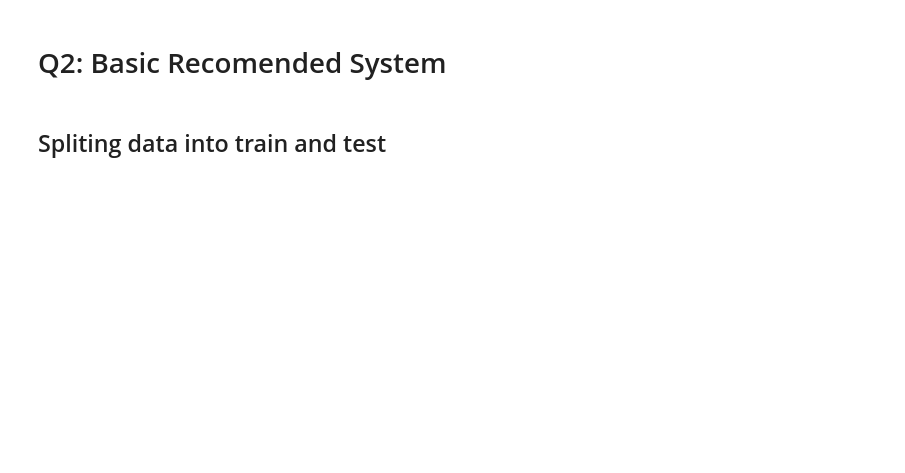
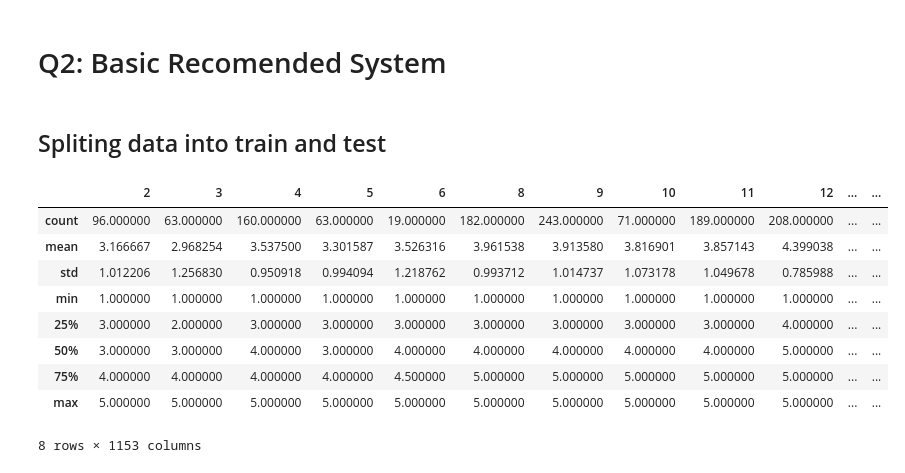
Before and after one commit to NikosKontou/6001-Project, a Jupyter notebook: project.ipynb, the cells around one changed output. Drawn from its saved outputs; the diff is of its cells as text; code cells hidden in the pictures; blank space fills up the shorter version.

```diff
--- a/project.ipynb
+++ b/project.ipynb
@@ -122,0 +126,14 @@ movieRatingsCount = removedOutliers.drop(columns="userId").notna().sum(axis= 0)
+# %%
+trainData.sum(axis=0)
+trainData.describe()
+# %% [output]
+|  | 2 | 3 | 4 | 5 | 6 | 8 | 9 | 10 | 11 | 12 | ... | ... |
+| count | 96.000000 | 63.000000 | 160.000000 | 63.000000 | 19.000000 | 182.000000 | 243.000000 | 71.000000 | 189.000000 | 208.000000 | ... | ... |
+| mean | 3.166667 | 2.968254 | 3.537500 | 3.301587 | 3.526316 | 3.961538 | 3.913580 | 3.816901 | 3.857143 | 4.399038 | ... | ... |
+| std | 1.012206 | 1.256830 | 0.950918 | 0.994094 | 1.218762 | 0.993712 | 1.014737 | 1.073178 | 1.049678 | 0.785988 | ... | ... |
+| min | 1.000000 | 1.000000 | 1.000000 | 1.000000 | 1.000000 | 1.000000 | 1.000000 | 1.000000 | 1.000000 | 1.000000 | ... | ... |
+| 25% | 3.000000 | 2.000000 | 3.000000 | 3.000000 | 3.000000 | 3.000000 | 3.000000 | 3.000000 | 3.000000 | 4.000000 | ... | ... |
+| 50% | 3.000000 | 3.000000 | 4.000000 | 3.000000 | 4.000000 | 4.000000 | 4.000000 | 4.000000 | 4.000000 | 5.000000 | ... | ... |
+| 75% | 4.000000 | 4.000000 | 4.000000 | 4.000000 | 4.500000 | 5.000000 | 5.000000 | 5.000000 | 5.000000 | 5.000000 | ... | ... |
+| max | 5.000000 | 5.000000 | 5.000000 | 5.000000 | 5.000000 | 5.000000 | 5.000000 | 5.000000 | 5.000000 | 5.000000 | ... | ... |
+8 rows × 1153 columns
```
Also changed, not shown: parts of 8 cells of this notebook.
